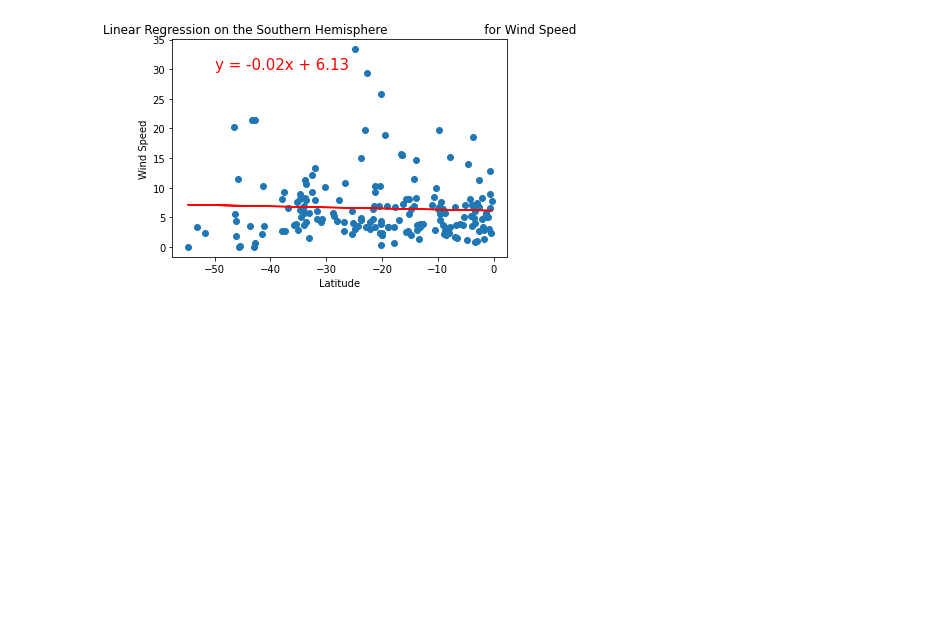
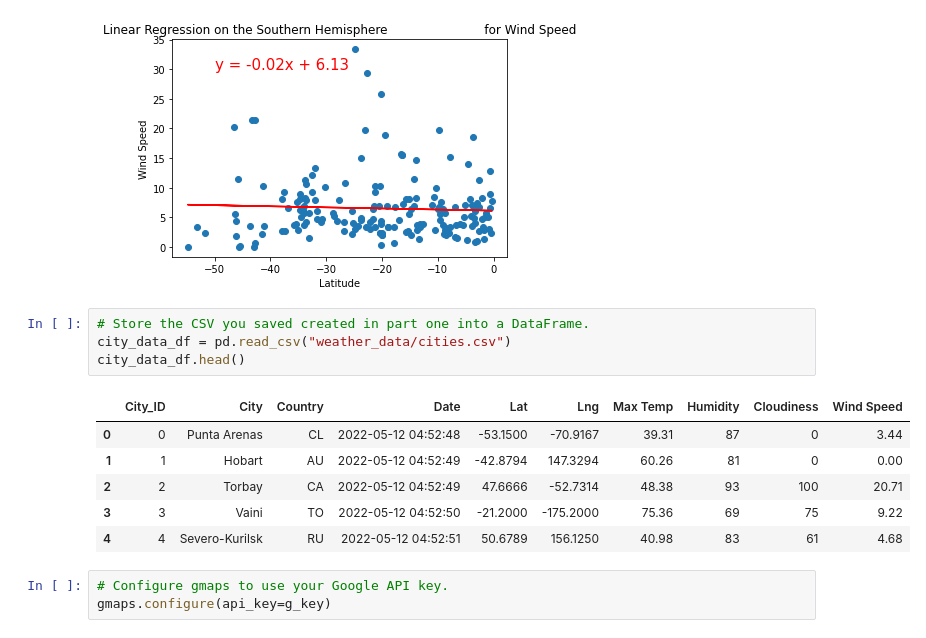
Before and after one commit to joeapodaca/World_Weather_Analysis, a Jupyter notebook: WeatherPy.ipynb, the cells around one changed output. Saved outputs shown, nothing was run; the diff lists cells and outputs as text; blank space fills up the shorter version.

```diff
--- a/WeatherPy.ipynb
+++ b/WeatherPy.ipynb
@@ -448,3 +451,17 @@ plot_linear_regression(x_values, y_values,
                         for Wind Speed', 'Wind Speed',(-50,30))
 # %% [output]
 [figure]
+# %%
+# Store the CSV you saved created in part one into a DataFrame.
+city_data_df = pd.read_csv("weather_data/cities.csv")
+city_data_df.head()
+# %% [output]
+|  | City_ID | City | Country | Date | Lat | Lng | Max Temp | Humidity | Cloudiness | Wind Speed |
+| 0 | 0 | Punta Arenas | CL | 2022-05-12 04:52:48 | -53.1500 | -70.9167 | 39.31 | 87 | 0 | 3.44 |
+| 1 | 1 | Hobart | AU | 2022-05-12 04:52:49 | -42.8794 | 147.3294 | 60.26 | 81 | 0 | 0.00 |
+| 2 | 2 | Torbay | CA | 2022-05-12 04:52:49 | 47.6666 | -52.7314 | 48.38 | 93 | 100 | 20.71 |
+| 3 | 3 | Vaini | TO | 2022-05-12 04:52:50 | -21.2000 | -175.2000 | 75.36 | 69 | 75 | 9.22 |
+| 4 | 4 | Severo-Kurilsk | RU | 2022-05-12 04:52:51 | 50.6789 | 156.1250 | 40.98 | 83 | 61 | 4.68 |
+# %%
+# Configure gmaps to use your Google API key.
+gmaps.configure(api_key=g_key)
```
Also changed, not shown: parts of 2 cells of this notebook, 16 other files.
